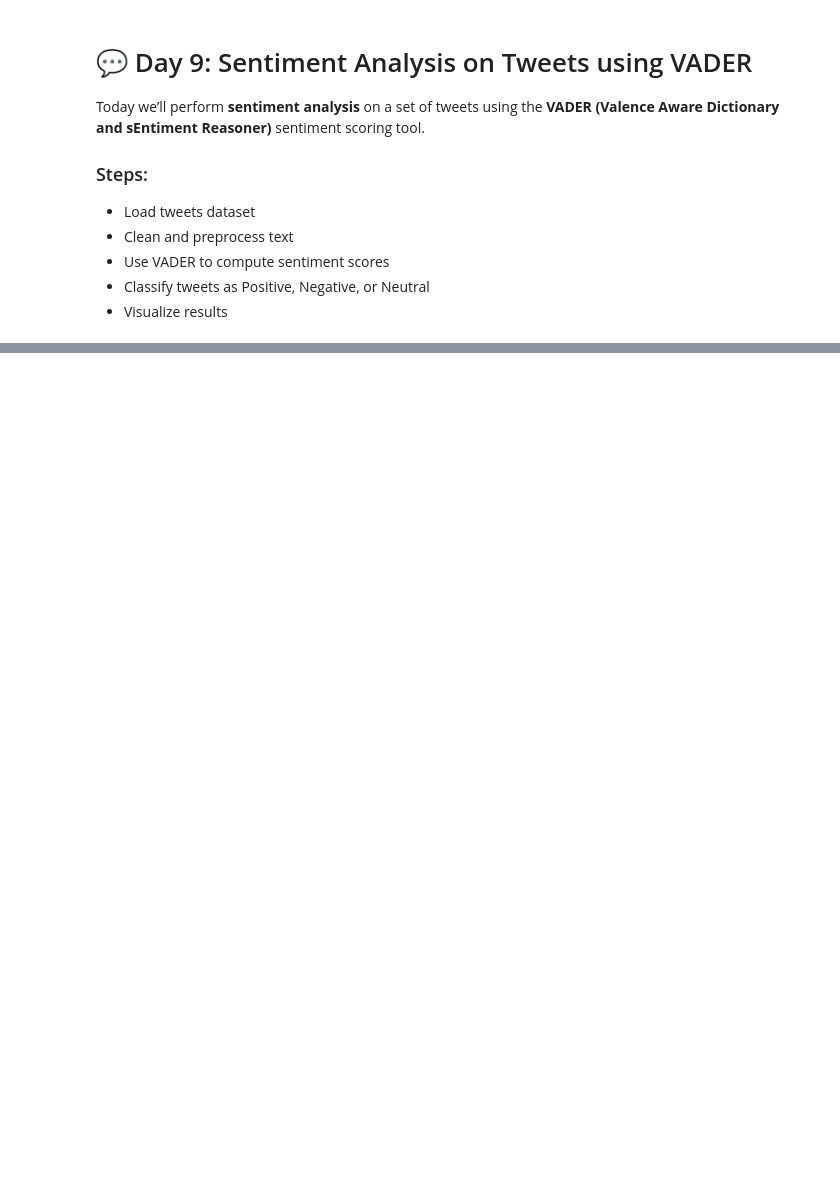
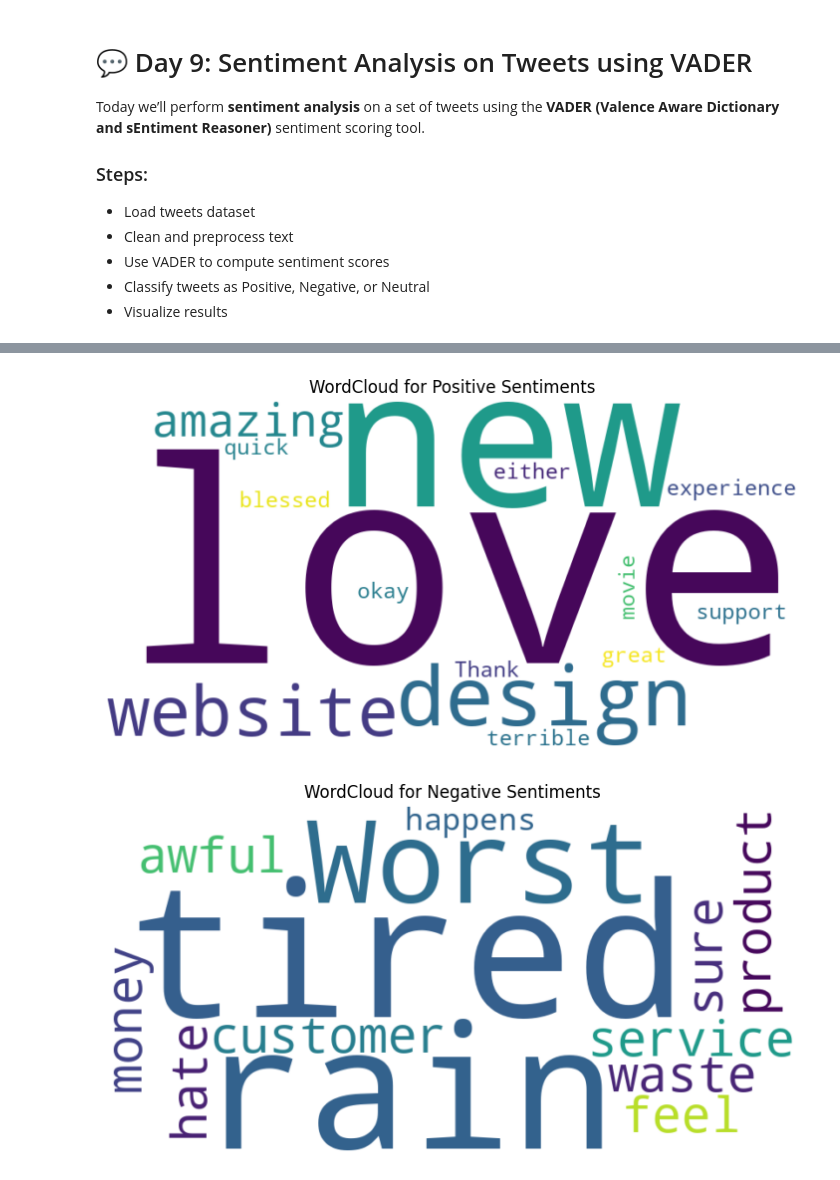
Before and after one commit to Shadabur-Rahaman/30-days-ml-projects, a Jupyter notebook: Day9_Tweet_Sentiment_Analysis_Cleaned/Day9_Tweet_Sentiment_Analysis_Cleaned.ipynb, the cells around one changed output, grey strips where cells are left out. Saved outputs shown, nothing was run; the diff lists cells and outputs as text; code cells hidden in the pictures; blank space fills up the shorter version.

```diff
--- a/Day9_Tweet_Sentiment_Analysis_Cleaned/Day9_Tweet_Sentiment_Analysis_Cleaned.ipynb
+++ b/Day9_Tweet_Sentiment_Analysis_Cleaned/Day9_Tweet_Sentiment_Analysis_Cleaned.ipynb
@@ -58,0 +86,19 @@ plt.show()
+# %%
+# ☁️ Generate WordClouds
+def generate_wordcloud(sentiment, filename):
+    text = " ".join(df[df['Sentiment'] == sentiment]['Tweet'])
+    wordcloud = WordCloud(width=800, height=400, background_color='white', colormap='viridis').generate(text)
+    plt.figure(figsize=(8, 4))
+    plt.imshow(wordcloud, interpolation='bilinear')
+    plt.axis('off')
+    plt.title(f"WordCloud for {sentiment} Sentiments")
+    plt.tight_layout()
+    plt.savefig(filename)
+    plt.show()
+# %%
+# Generate and save positive and negative word clouds
+generate_wordcloud("Positive", "wordcloud_positive.png")
+generate_wordcloud("Negative", "wordcloud_negative.png")
+# %% [output]
+[figure, added]
+[figure, added]
```
Also changed, not shown: parts of 5 cells of this notebook.
